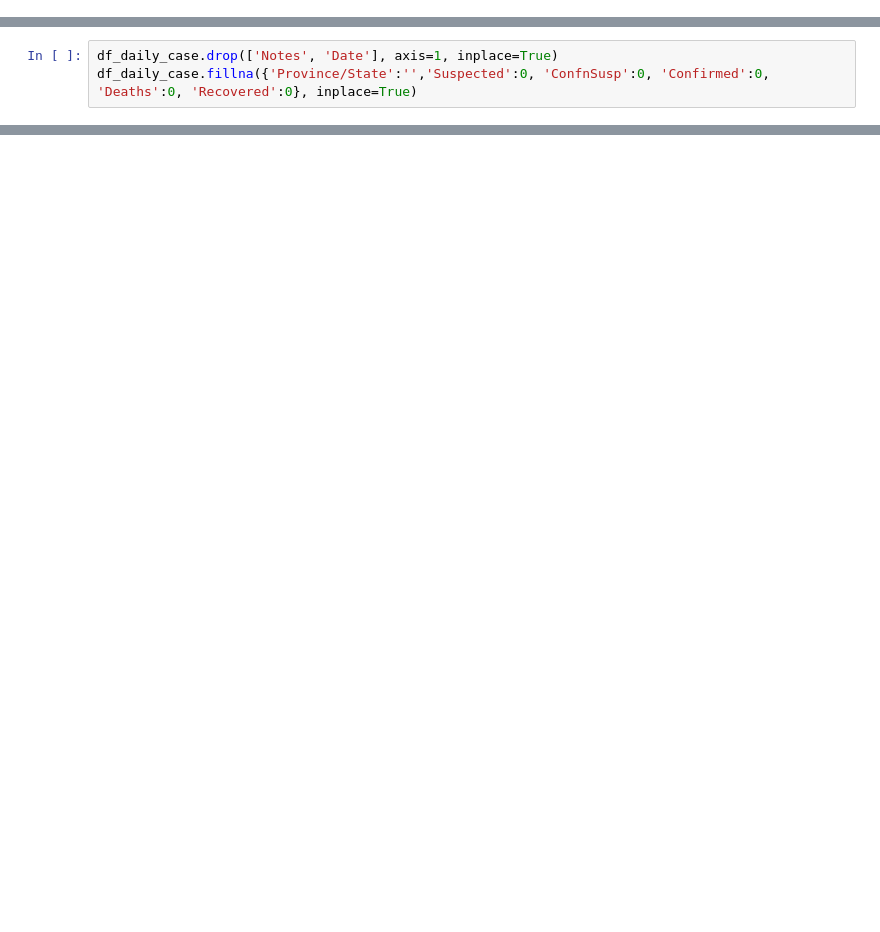
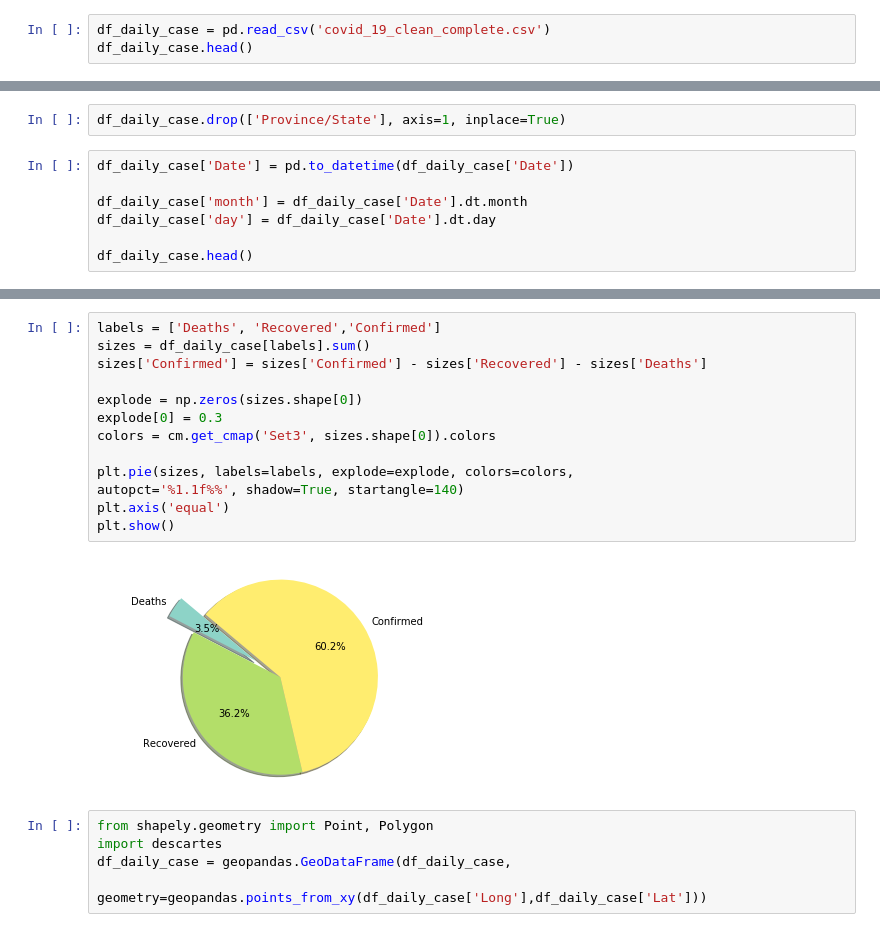
Before and after one commit to rootstrap/coronavirus-analysis, a Jupyter notebook: Coronavirus.ipynb, the cells around one changed output, grey strips where cells are left out. Saved outputs shown, nothing was run; the diff lists cells and outputs as text; blank space fills up the shorter version.

Commit message:
visualization

```diff
--- a/Coronavirus.ipynb
+++ b/Coronavirus.ipynb
@@ -33,0 +10,3 @@ df_daily_case.head()
+# %%
+df_daily_case = pd.read_csv('covid_19_clean_complete.csv')
+df_daily_case.head()
@@ -50,4 +31 @@ day                  0
 dtype: int64
-# %%
-df_daily_case.drop(['Notes', 'Date'], axis=1, inplace=True)
-df_daily_case.fillna({'Province/State':'','Suspected':0, 'ConfnSusp':0, 'Confirmed':0, 'Deaths':0, 'Recovered':0}, inplace=True)
@@ -57,0 +32,9 @@ array([1, 2])
+# %%
+df_daily_case.drop(['Province/State'], axis=1, inplace=True)
+# %%
+df_daily_case['Date'] = pd.to_datetime(df_daily_case['Date'])
+
+df_daily_case['month'] = df_daily_case['Date'].dt.month
+df_daily_case['day'] = df_daily_case['Date'].dt.day
+
+df_daily_case.head()
@@ -57,0 +48,20 @@ array([1, 2])
+# %%
+labels = ['Deaths', 'Recovered','Confirmed']
+sizes = df_daily_case[labels].sum()
+sizes['Confirmed'] = sizes['Confirmed'] - sizes['Recovered'] - sizes['Deaths']
+
+explode = np.zeros(sizes.shape[0])
+explode[0] = 0.3
+colors = cm.get_cmap('Set3', sizes.shape[0]).colors
+
+plt.pie(sizes, labels=labels, explode=explode, colors=colors,
+autopct='%1.1f%%', shadow=True, startangle=140)
+plt.axis('equal')
+plt.show()
+# %% [output]
+[figure, added]
+# %%
+from shapely.geometry import Point, Polygon
+import descartes
+df_daily_case = geopandas.GeoDataFrame(df_daily_case,
+                               geometry=geopandas.points_from_xy(df_daily_case['Long'],df_daily_case['Lat']))
```
Also changed, not shown: parts of 12 cells of this notebook, 6 other files.
